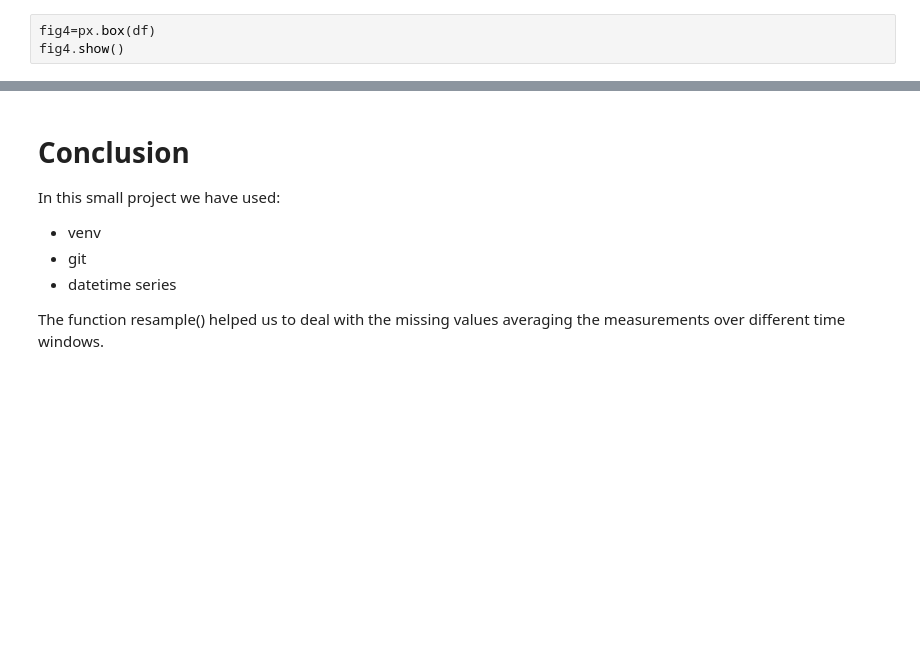
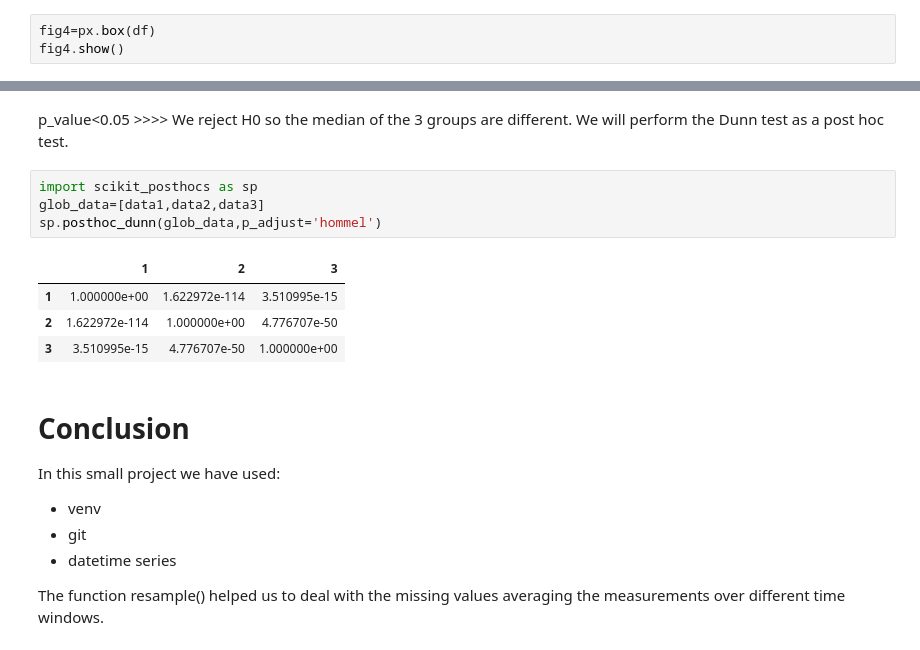
Before and after one commit to bibi643/Time_series_Project1, a Jupyter notebook: sensor_data.ipynb, the cells around one changed output, grey strips where cells are left out. Drawn from its saved outputs; the diff is of its cells as text; blank space fills up the shorter version.

```diff
--- a/sensor_data.ipynb
+++ b/sensor_data.ipynb
@@ -236,3 +309,15 @@ fig4.show()
+# %% [markdown]
+p_value<0.05 >>>> We reject H0 so the median of the 3 groups are different.
+We will perform the Dunn test as a post hoc test.
+# %%
+import scikit_posthocs as sp
+glob_data=[data1,data2,data3]
+sp.posthoc_dunn(glob_data,p_adjust='hommel')
+# %% [output]
+|  | 1 | 2 | 3 |
+| 1 | 1.000000e+00 | 1.622972e-114 | 3.510995e-15 |
+| 2 | 1.622972e-114 | 1.000000e+00 | 4.776707e-50 |
+| 3 | 3.510995e-15 | 4.776707e-50 | 1.000000e+00 |
 # %% [markdown]
 # Conclusion
 
```
Also changed, not shown: parts of 16 cells of this notebook, 1 other file.
